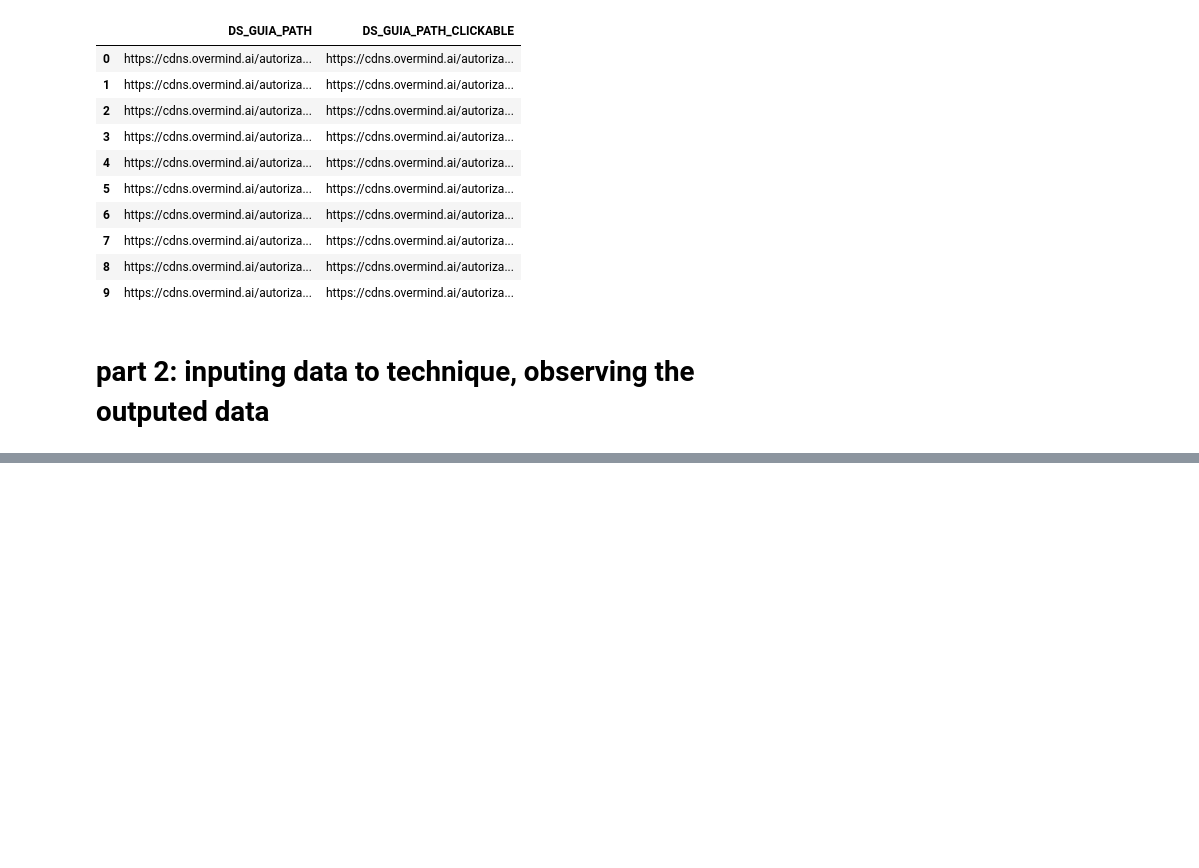
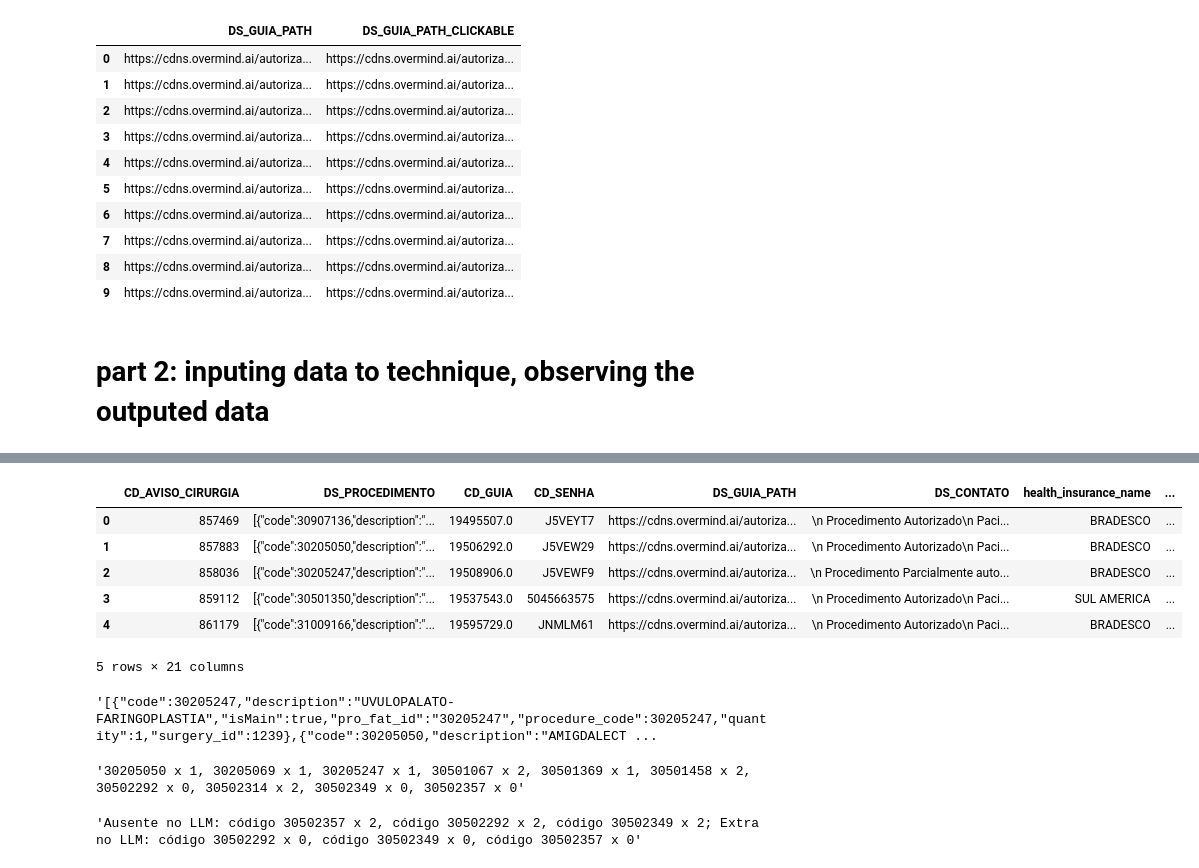
Before and after one commit to joao-thomaz-mle/autorizacoes-api, a Jupyter notebook: POC/05_aut_validation.ipynb, the cells around one changed output, grey strips where cells are left out. Drawn from its saved outputs; the diff is of its cells as text; code cells hidden in the pictures; blank space fills up the shorter version.

```diff
--- a/POC/05_aut_validation.ipynb
+++ b/POC/05_aut_validation.ipynb
@@ -267,8 +303,8 @@ def llm_dict_to_final_df(llm_results: Dict, df: pd.DataFrame, limit=None) -> pd.
 # %%
-llm_results = llm_extraction(df=final_extracted_df, limit=10)
-llm_results_df = llm_dict_to_final_df(llm_results=llm_results, df=final_extracted_df, limit=10)
+llm_results, textract_results = llm_extraction(df=final_extracted_df, limit=5)
+llm_results_df_run = llm_dict_to_final_df(llm_results=llm_results, textract_results=textract_results, df=final_extracted_df, limit=10)
 
-print(f"Processing completed! Created textract_eval_df with {len(llm_results_df)} rows")
-print(f"LLM columns added: {[col for col in llm_results_df.columns if col.endswith('_llm')]}")
-llm_results_df.head()
+print(f"Processing completed! Created textract_eval_df with {len(llm_results_df_run)} rows")
+print(f"LLM columns added: {[col for col in llm_results_df_run.columns if col.endswith('_llm')]}")
+llm_results_df_run.head()
 # %% [output]
@@ -314,0 +330,3 @@ llm_results_df = pd.read_sql("SELECT * FROM textract_eval", con=llm_engine)
+# %%
+llm_results_df = llm_results_df_run.copy()
+llm_results_df.loc[3, 'CD_AVISO_CIRURGIA']
@@ -314,0 +349,9 @@ llm_results_df = pd.read_sql("SELECT * FROM textract_eval", con=llm_engine)
+# %%
+# Create a new column with clickable links for DS_GUIA_PATH
+def make_clickable(url):
+    if pd.notna(url):
+        return f'<a href="{url}" target="_blank">{url}</a>'
+    return ""
+llm_results_df['DS_GUIA_PATH_CLICKABLE'] = llm_results_df['DS_GUIA_PATH'].apply(make_clickable)
+from IPython.display import display, HTML
+display(HTML(llm_results_df[['CD_AVISO_CIRURGIA','DS_GUIA_PATH', 'DS_GUIA_PATH_CLICKABLE']].head(10).to_html(escape=False)))
@@ -314,0 +458,32 @@ llm_results_df = pd.read_sql("SELECT * FROM textract_eval", con=llm_engine)
+# %%
+# Get both validation status and explanation
+validation_status, validation_explanation = validate_codigo_procedimento(
+    llm_results_df['DS_PROCEDIMENTO'].tolist(),
+    llm_results_df['codigo_autorizado_llm'].tolist()
+)
+
+# Add both columns to the dataframe
+llm_results_df['validacao_status_codigo_procedimento'] = validation_status
+llm_results_df['validacao_explanation_codigo_procedimento'] = validation_explanation
+
+llm_results_df.head()
+# %% [output]
+|  | CD_AVISO_CIRURGIA | DS_PROCEDIMENTO | CD_GUIA | CD_SENHA | DS_GUIA_PATH | DS_CONTATO | health_insurance_name | ... |
+| 0 | 857469 | [{"code":30907136,"description":"... | 19495507.0 | J5VEYT7 | https://cdns.overmind.ai/autoriza... | \n Procedimento Autorizado\n Paci... | BRADESCO | ... |
+| 1 | 857883 | [{"code":30205050,"description":"... | 19506292.0 | J5VEW29 | https://cdns.overmind.ai/autoriza... | \n Procedimento Autorizado\n Paci... | BRADESCO | ... |
+| 2 | 858036 | [{"code":30205247,"description":"... | 19508906.0 | J5VEWF9 | https://cdns.overmind.ai/autoriza... | \n Procedimento Parcialmente auto... | BRADESCO | ... |
+| 3 | 859112 | [{"code":30501350,"description":"... | 19537543.0 | 5045663575 | https://cdns.overmind.ai/autoriza... | \n Procedimento Autorizado\n Paci... | SUL AMERICA | ... |
+| 4 | 861179 | [{"code":31009166,"description":"... | 19595729.0 | JNMLM61 | https://cdns.overmind.ai/autoriza... | \n Procedimento Autorizado\n Paci... | BRADESCO | ... |
+5 rows × 21 columns
+# %%
+llm_results_df.loc[2, 'DS_PROCEDIMENTO']
+# %% [output]
+'[{"code":30205247,"description":"UVULOPALATO-FARINGOPLASTIA","isMain":true,"pro_fat_id":"30205247","procedure_code":30205247,"quantity":1,"surgery_id":1239},{"code":30205050,"description":"AMIGDALECT ...
+# %%
+llm_results_df.loc[2, 'codigo_autorizado_llm']
+# %% [output]
+'30205050 x 1, 30205069 x 1, 30205247 x 1, 30501067 x 2, 30501369 x 1, 30501458 x 2, 30502292 x 0, 30502314 x 2, 30502349 x 0, 30502357 x 0'
+# %%
+llm_results_df.loc[2, 'validacao_explanation_codigo_procedimento']
+# %% [output]
+'Ausente no LLM: código 30502357 x 2, código 30502292 x 2, código 30502349 x 2; Extra no LLM: código 30502292 x 0, código 30502349 x 0, código 30502357 x 0'
```
Also changed, not shown: parts of 19 cells of this notebook, 3 other files.
